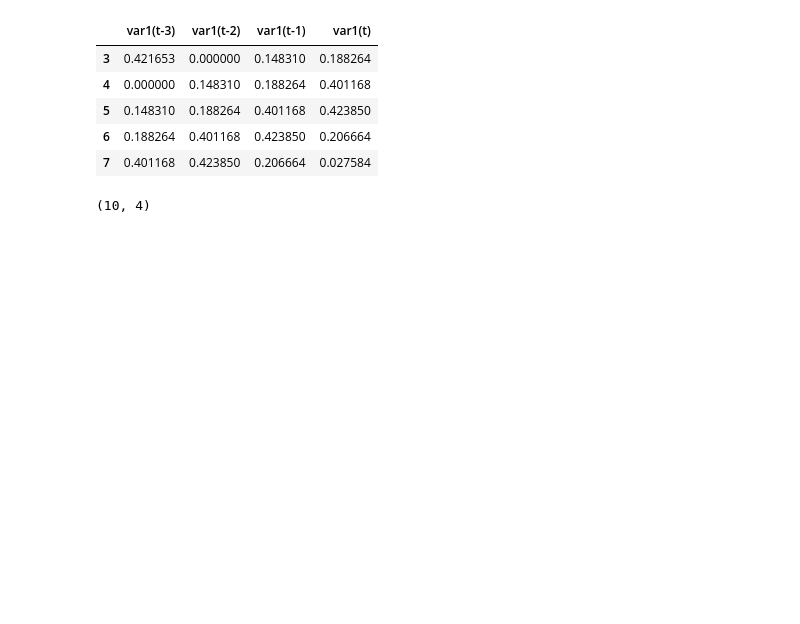
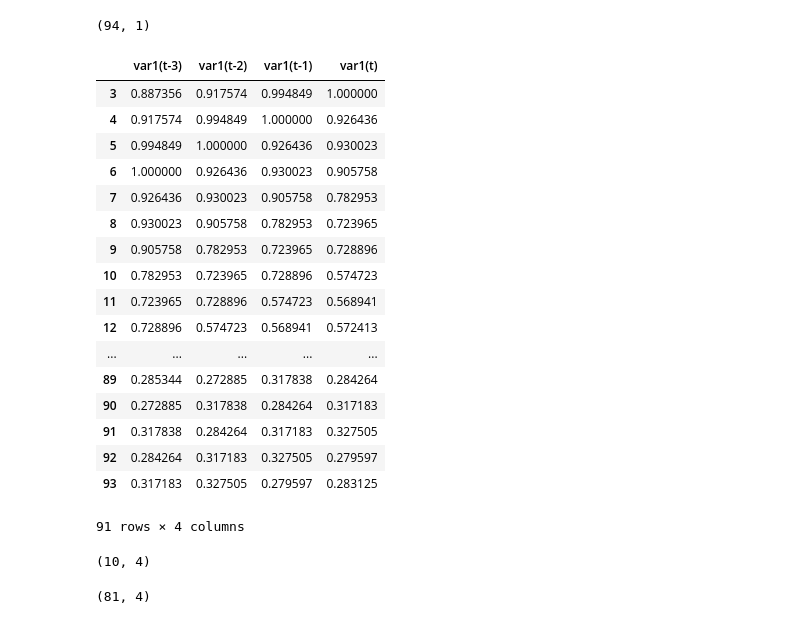
Before and after one commit to reubenng/cryptopredict, a Jupyter notebook: lstm/price_multistep.ipynb, the cells around one changed output. Drawn from its saved outputs; the diff is of its cells as text; code cells hidden in the pictures; blank space fills up the shorter version.

```diff
--- a/lstm/price_multistep.ipynb
+++ b/lstm/price_multistep.ipynb
@@ -27,0 +16,4 @@ df.head()
+# %%
+# load price data
+df = pd.read_table('./processed_may5may9.csv', sep=',')
+df.head()
@@ -58,3 +63,6 @@ def series_to_supervised(data, n_in=1, n_out=1, dropnan=True):
 	if dropnan:
 		agg.dropna(inplace=True)
 	return agg
+# %%
+values = df['last'].values
+values
@@ -60,0 +84,4 @@ def series_to_supervised(data, n_in=1, n_out=1, dropnan=True):
+# %%
+values = values.astype('float32') # convert to float
+values = values.reshape((values.shape[0], -1))
+values
@@ -61,18 +106,31 @@ def series_to_supervised(data, n_in=1, n_out=1, dropnan=True):
+# %%
+values.shape
+# %% [output]
+(94, 1)
 # %%
-values = df.values
-values = values.astype('float32') # convert to float
 scaler = MinMaxScaler(feature_range=(0, 1))
 scaled = scaler.fit_transform(values) # normalised
 reframed = series_to_supervised(scaled, 3, 1)
-reframed.drop(reframed.columns[[1,3,5,7]], axis=1, inplace=True) # drop sentiment columns
-reframed.head()
+reframed
 # %% [output]
 |  | var1(t-3) | var1(t-2) | var1(t-1) | var1(t) |
-| 3 | 0.421653 | 0.000000 | 0.148310 | 0.188264 |
-| 4 | 0.000000 | 0.148310 | 0.188264 | 0.401168 |
-| 5 | 0.148310 | 0.188264 | 0.401168 | 0.423850 |
-| 6 | 0.188264 | 0.401168 | 0.423850 | 0.206664 |
-| 7 | 0.401168 | 0.423850 | 0.206664 | 0.027584 |
+| 3 | 0.887356 | 0.917574 | 0.994849 | 1.000000 |
+| 4 | 0.917574 | 0.994849 | 1.000000 | 0.926436 |
+| 5 | 0.994849 | 1.000000 | 0.926436 | 0.930023 |
+| 6 | 1.000000 | 0.926436 | 0.930023 | 0.905758 |
+| 7 | 0.926436 | 0.930023 | 0.905758 | 0.782953 |
+| 8 | 0.930023 | 0.905758 | 0.782953 | 0.723965 |
+| 9 | 0.905758 | 0.782953 | 0.723965 | 0.728896 |
+| 10 | 0.782953 | 0.723965 | 0.728896 | 0.574723 |
+| 11 | 0.723965 | 0.728896 | 0.574723 | 0.568941 |
+| 12 | 0.728896 | 0.574723 | 0.568941 | 0.572413 |
+| ... | ... | ... | ... | ... |
+| 89 | 0.285344 | 0.272885 | 0.317838 | 0.284264 |
+| 90 | 0.272885 | 0.317838 | 0.284264 | 0.317183 |
+| 91 | 0.317838 | 0.284264 | 0.317183 | 0.327505 |
+| 92 | 0.284264 | 0.317183 | 0.327505 | 0.279597 |
+| 93 | 0.317183 | 0.327505 | 0.279597 | 0.283125 |
+91 rows × 4 columns
 # %%
 # train and test set
 split = 0.9
@@ -82,6 +140,10 @@ test = values[int(len(values)*split):, :]
 test.shape
 # %% [output]
 (10, 4)
+# %%
+train.shape
+# %% [output]
+(81, 4)
 # %%
 # split into input output
 trainX, trainY = train[:, :-1], train[:, -1]
```
Also changed, not shown: parts of 19 cells of this notebook, 3 other files.
